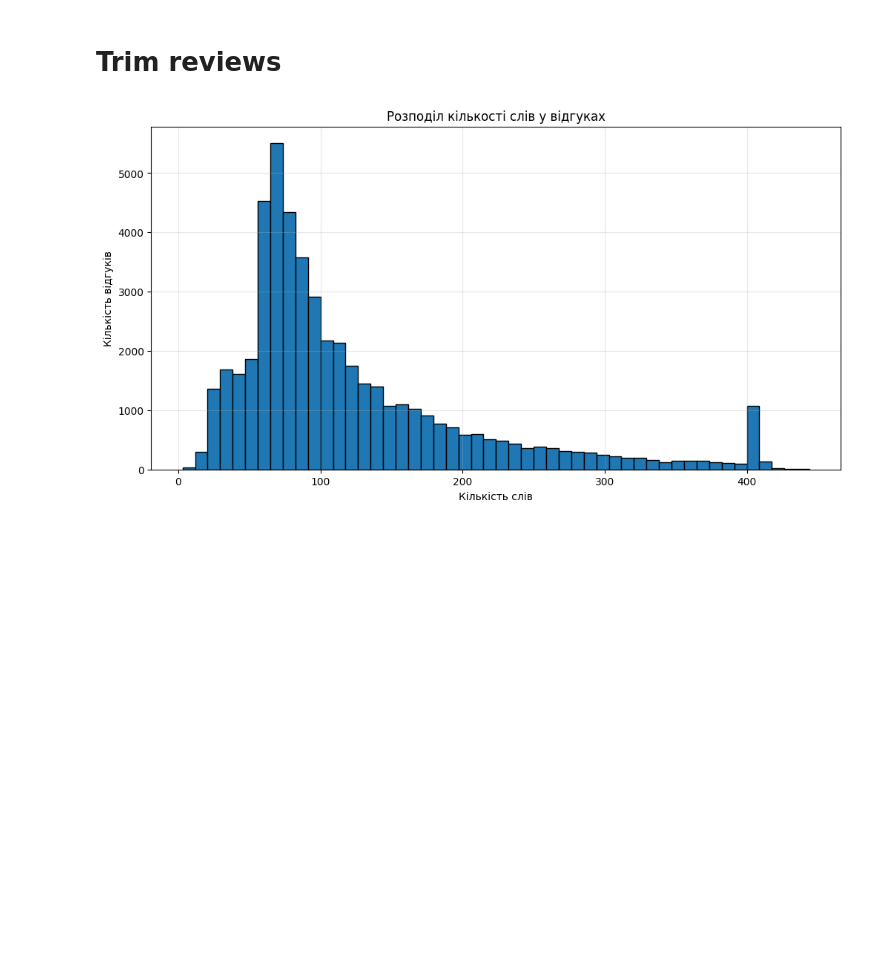
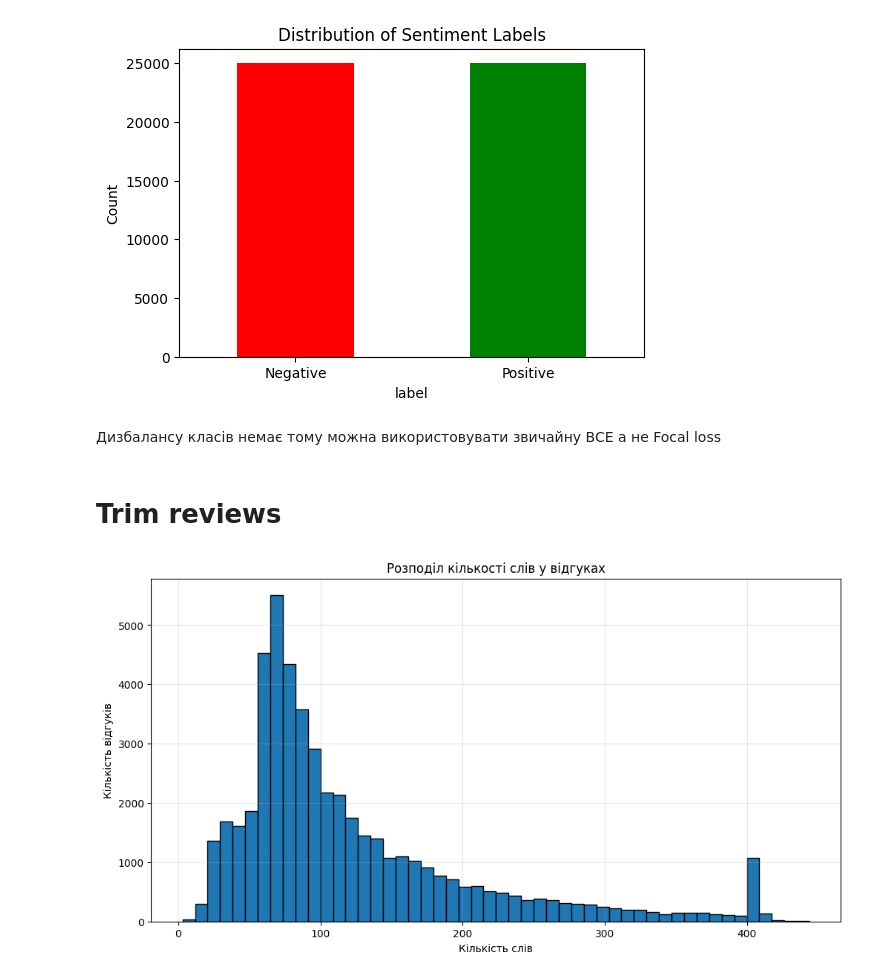
Before and after one commit to da4nik08/sentiment-binary-classifier, a Jupyter notebook: Fine_Tuning.ipynb, the cells around one changed output. Cells and saved outputs as stored; diff of their text form; code cells hidden in the pictures; blank space fills up the shorter version.

```diff
--- a/Fine_Tuning.ipynb
+++ b/Fine_Tuning.ipynb
@@ -15,6 +18,19 @@ from tqdm import tqdm
 dataset = pd.read_csv('dataset/IMDB_preprocessed_v2.csv')
 data = dataset[['review_final', 'sentiment']].copy()
 data['label'] = data['sentiment'].map({'negative': 0, 'positive': 1})
+# %%
+class_counts = data['label'].value_counts()
+# %%
+plt.figure(figsize=(6,4))
+class_counts.plot(kind='bar', color=['red', 'green'])
+plt.xticks(ticks=[0,1], labels=['Negative', 'Positive'], rotation=0)
+plt.ylabel('Count')
+plt.title('Distribution of Sentiment Labels')
+plt.show()
+# %% [output]
+[figure, added]
+# %% [markdown]
+Дизбалансу класів немає тому можна використовувати звичайну BCE а не Focal loss
 # %% [markdown]
 # Trim reviews
 # %%
```
Also changed, not shown: parts of 29 cells of this notebook.
